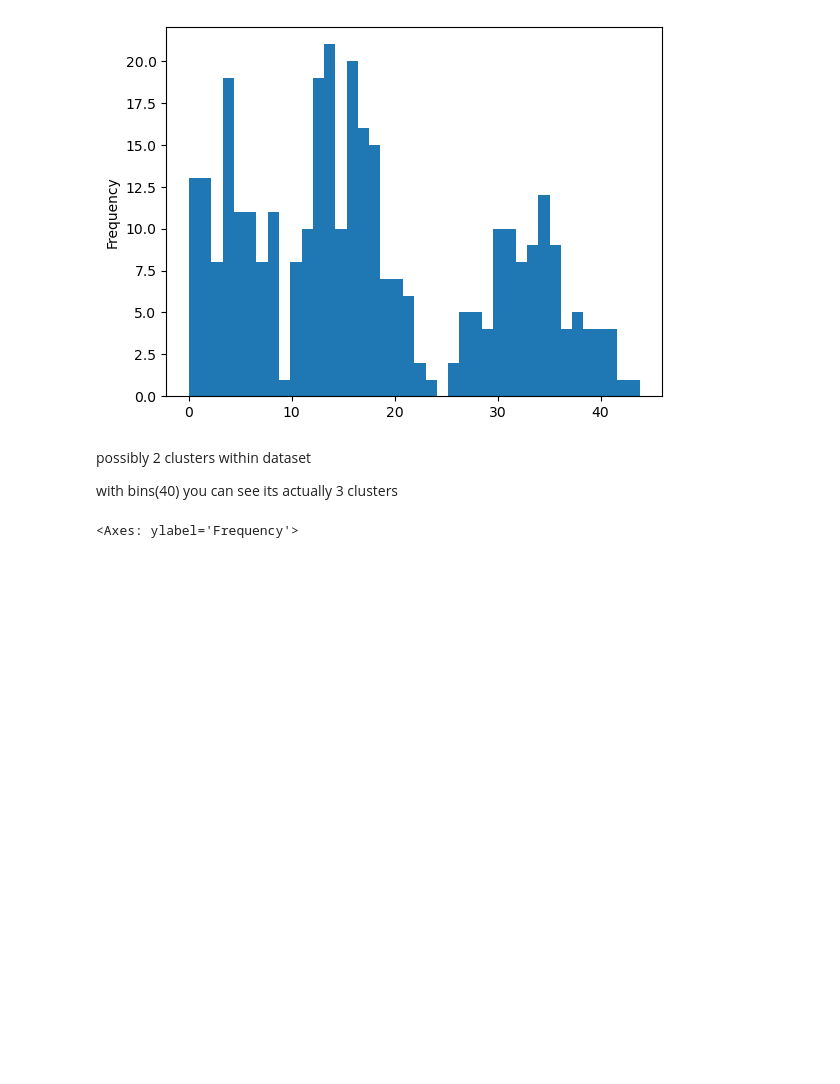
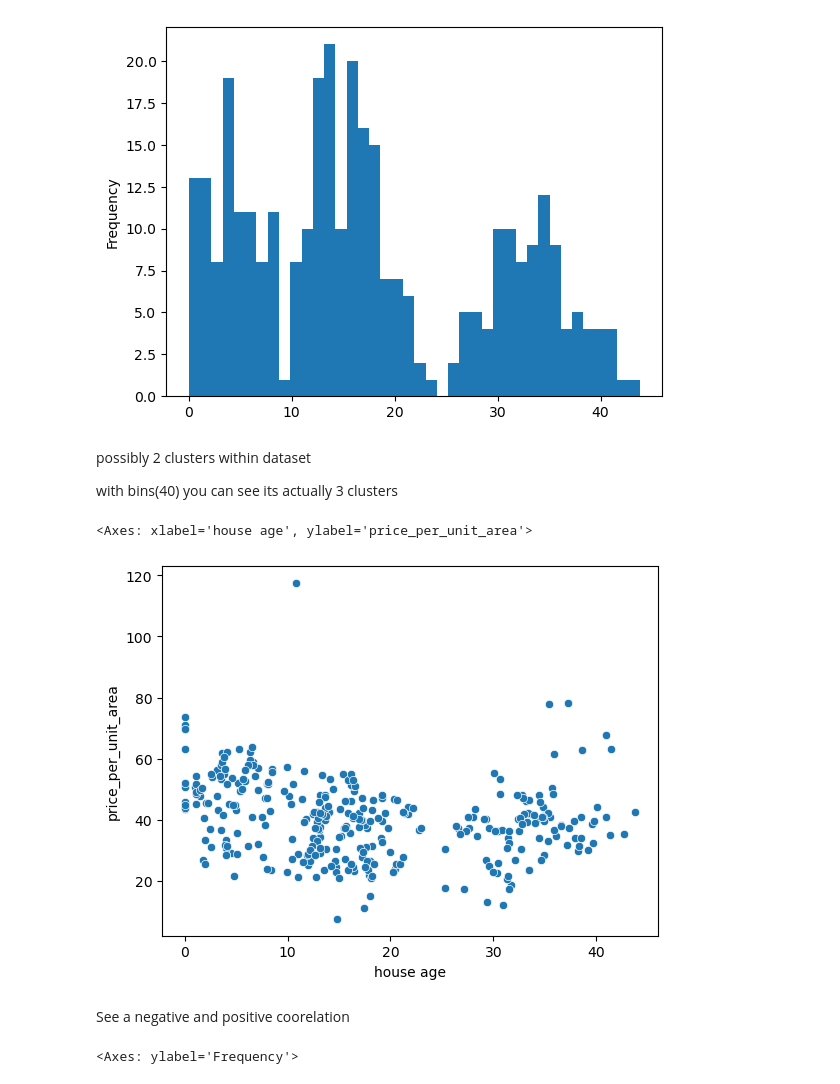
Before and after one commit to khadazhaia/challenges, a Jupyter notebook: pandas_basics/pandas_basics.ipynb, the cells around one changed output. Drawn from its saved outputs; the diff is of its cells as text; code cells hidden in the pictures; blank space fills up the shorter version.

```diff
--- a/pandas_basics/pandas_basics.ipynb
+++ b/pandas_basics/pandas_basics.ipynb
@@ -127,6 +127,15 @@ df["house age"].plot.hist(bins=40)
 possibly 2 clusters within dataset
 
 with bins(40) you can see its actually 3 clusters
+# %%
+sns.scatterplot(data=df, x="house age", y="price_per_unit_area")
+
+# x axis dependent & y a xis independent
+# %% [output]
+<Axes: xlabel='house age', ylabel='price_per_unit_area'>
+[figure, added]
+# %% [markdown]
+See a negative and positive coorelation
 # %%
 df["price_per_unit_area"].plot.hist(bins=60)
 # %% [output]
```
Also changed, not shown: parts of 6 cells of this notebook.
